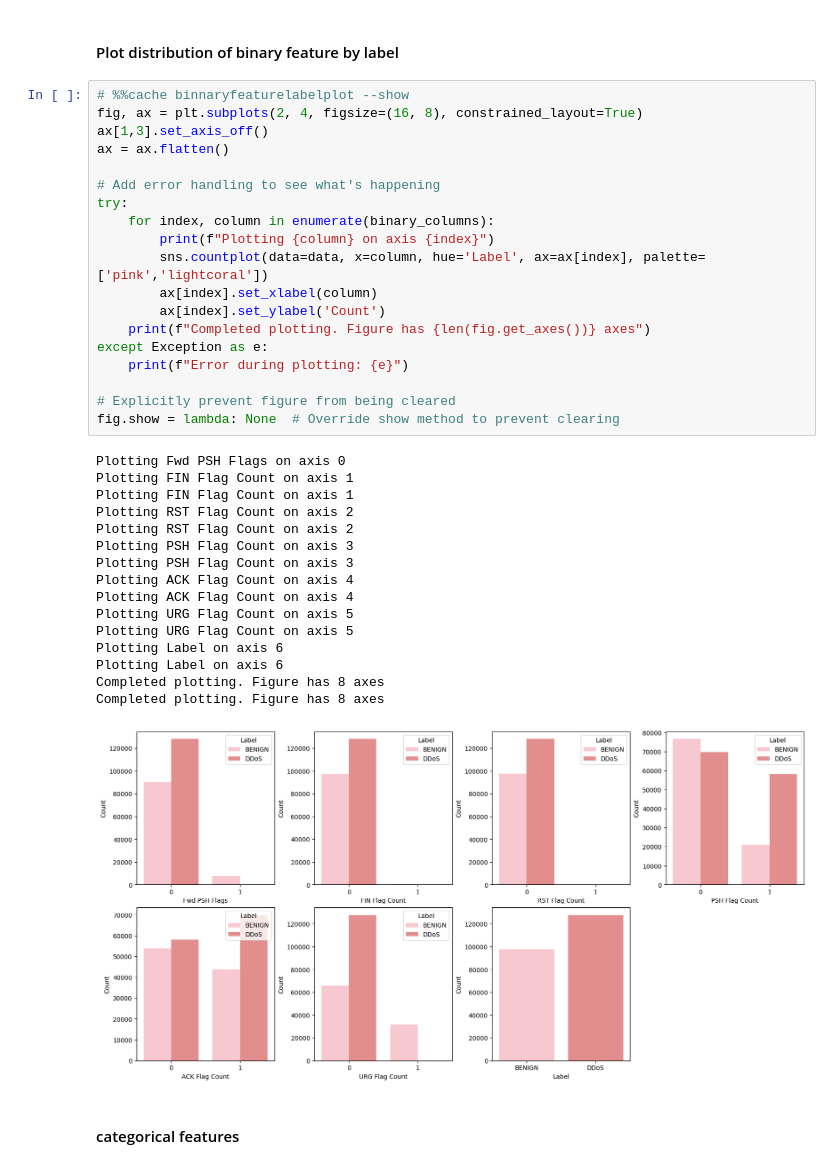
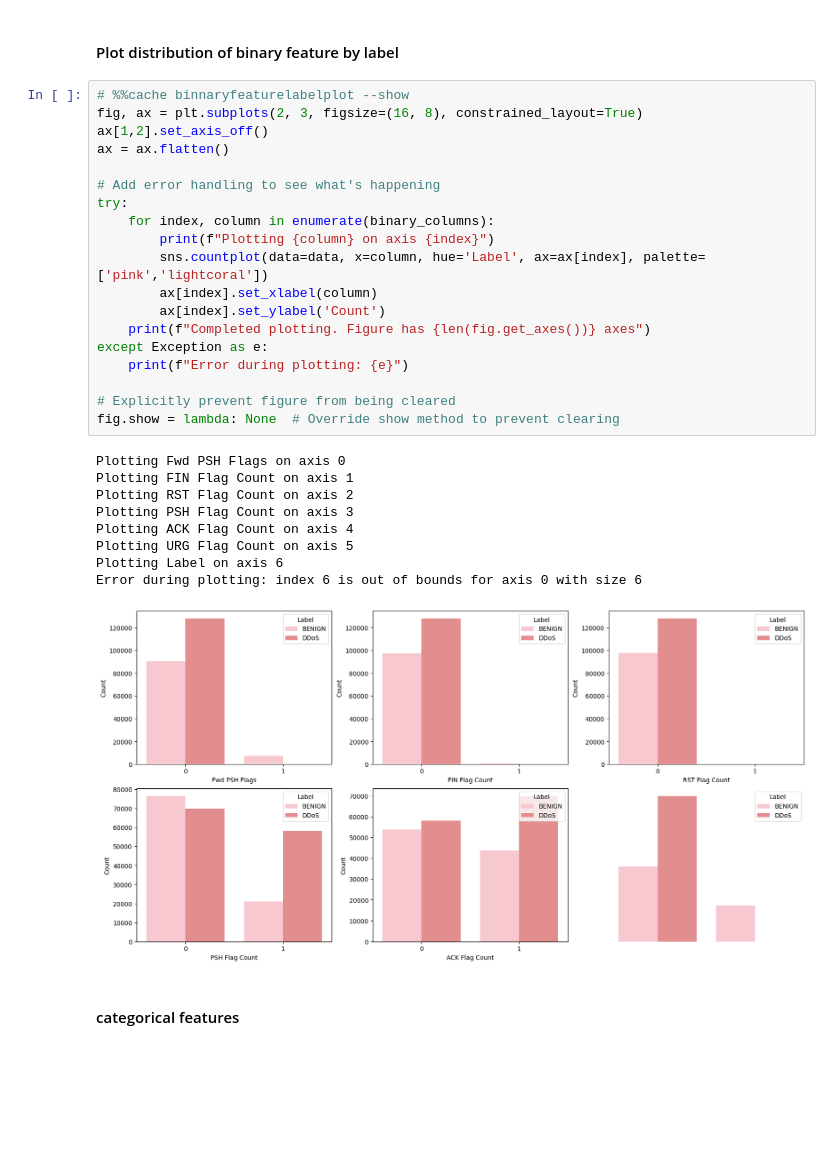
Before and after one commit to abdullateefakorede/ddos-detection-and-mitigation-project, a Jupyter notebook: main.ipynb, the cells around one changed output. Saved outputs shown, nothing was run; the diff lists cells and outputs as text; blank space fills up the shorter version.

```diff
--- a/main.ipynb
+++ b/main.ipynb
@@ -572,40 +566,33 @@ Completed plotting. Figure has 8 axes
 #### Plot distribution of binary feature by label
 # %%
 # %%cache binnaryfeaturelabelplot --show
-fig, ax = plt.subplots(2, 4, figsize=(16, 8), constrained_layout=True)
-ax[1,3].set_axis_off()
+fig, ax = plt.subplots(2, 3, figsize=(16, 8), constrained_layout=True)
+ax[1,2].set_axis_off()
 ax = ax.flatten()
 
 # Add error handling to see what's happening
 try:
     for index, column in enumerate(binary_columns):
         print(f"Plotting {column} on axis {index}")
         sns.countplot(data=data, x=column, hue='Label', ax=ax[index], palette=['pink','lightcoral'])
         ax[index].set_xlabel(column)
         ax[index].set_ylabel('Count')
     print(f"Completed plotting. Figure has {len(fig.get_axes())} axes")
 except Exception as e:
     print(f"Error during plotting: {e}")
 
 # Explicitly prevent figure from being cleared
 fig.show = lambda: None  # Override show method to prevent clearing
 # %% [output]
 Plotting Fwd PSH Flags on axis 0
 Plotting FIN Flag Count on axis 1
-Plotting FIN Flag Count on axis 1
-Plotting RST Flag Count on axis 2
 Plotting RST Flag Count on axis 2
 Plotting PSH Flag Count on axis 3
-Plotting PSH Flag Count on axis 3
-Plotting ACK Flag Count on axis 4
 Plotting ACK Flag Count on axis 4
 Plotting URG Flag Count on axis 5
-Plotting URG Flag Count on axis 5
 Plotting Label on axis 6
-Plotting Label on axis 6
-Completed plotting. Figure has 8 axes
-Completed plotting. Figure has 8 axes
+Error during plotting: index 6 is out of bounds for axis 0 with size 6
-[figure, old version]
+[figure, new version]
 # %% [markdown]
 #### categorical features
 # %%
```
Also changed, not shown: parts of 28 cells of this notebook, 2 other files.
